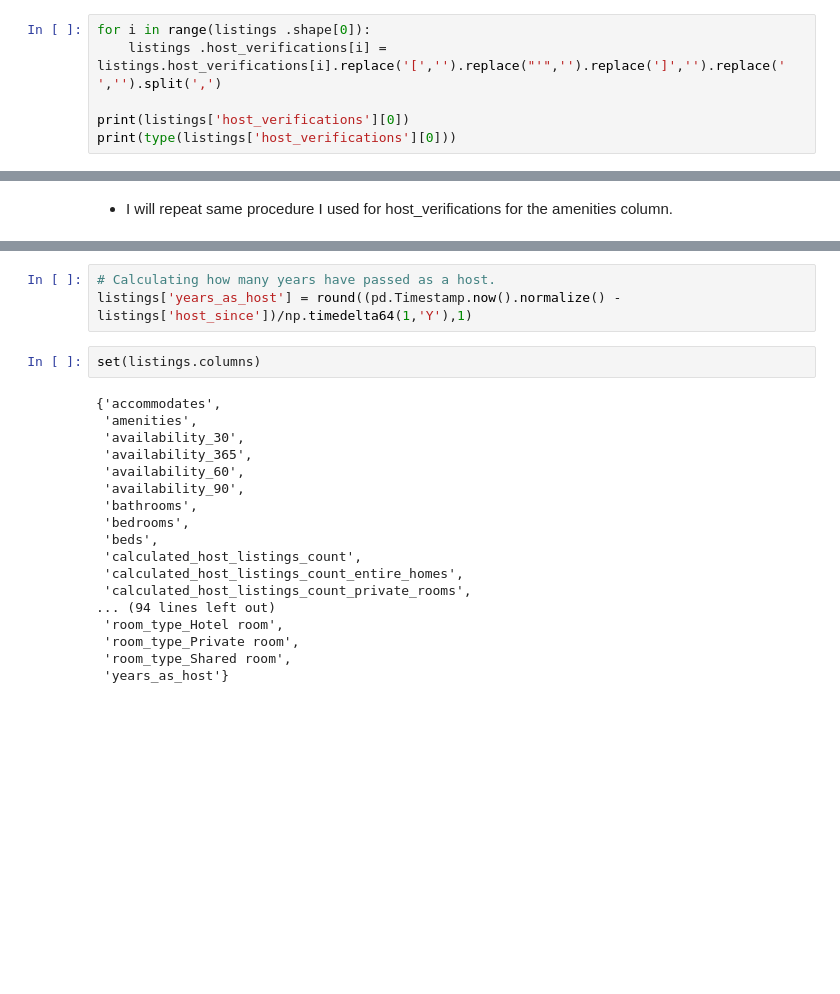
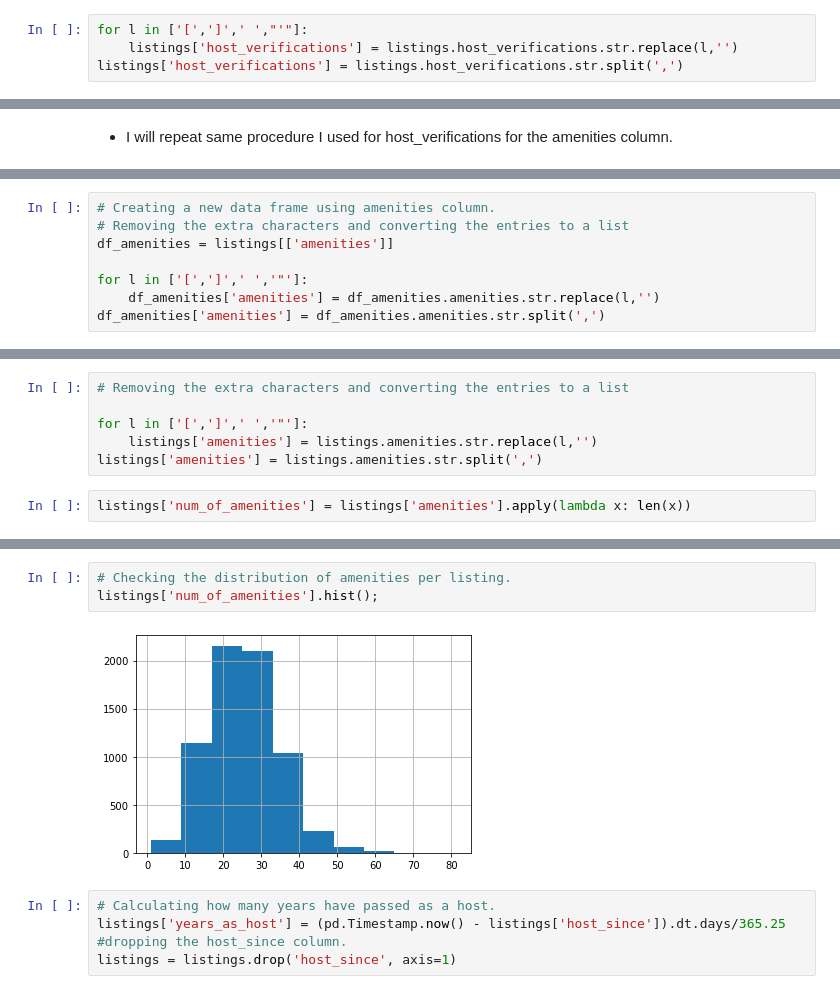
Before and after one commit to yselimd/Airbnb-Price-Prediction, a Jupyter notebook: notebooks/Pre-processing and Training Data Development.ipynb, the cells around one changed output, grey strips where cells are left out. Saved outputs shown, nothing was run; the diff lists cells and outputs as text; blank space fills up the shorter version.

```diff
--- a/notebooks/Pre-processing and Training Data Development.ipynb
+++ b/notebooks/Pre-processing and Training Data Development.ipynb
@@ -82,8 +108,6 @@ print(listings['host_verifications'][0])
 # %% [markdown]
 I need to split each of these verification methods and create a list out of them. I will use comma as splitting criteria, but before that I need to get rid of all non-letter characters except comma.
 # %%
-for i in range(listings .shape[0]):
-    listings .host_verifications[i] = listings.host_verifications[i].replace('[','').replace("'",'').replace(']','').replace(' ','').split(',')
-
-print(listings['host_verifications'][0])
-print(type(listings['host_verifications'][0]))
+for l in ['[',']',' ',"'"]:
+    listings['host_verifications'] = listings.host_verifications.str.replace(l,'')
+listings['host_verifications'] = listings.host_verifications.str.split(',')
@@ -202,0 +235,8 @@ See the caveats in the documentation: https://pandas.pydata.org/pandas-docs/stab
+# %%
+# Creating a new data frame using amenities column.
+# Removing the extra characters and converting the entries to a list
+df_amenities = listings[['amenities']]
+
+for l in ['[',']',' ','"']:
+    df_amenities['amenities'] = df_amenities.amenities.str.replace(l,'')
+df_amenities['amenities'] = df_amenities.amenities.str.split(',')
@@ -244,0 +300,8 @@ set(df_amenities.columns)
+# %%
+# Removing the extra characters and converting the entries to a list
+
+for l in ['[',']',' ','"']:
+    listings['amenities'] = listings.amenities.str.replace(l,'')
+listings['amenities'] = listings.amenities.str.split(',')
+# %%
+listings['num_of_amenities'] = listings['amenities'].apply(lambda x: len(x))
@@ -245,23 +317,10 @@ set(df_amenities.columns)
+# %%
+# Checking the distribution of amenities per listing.
+listings['num_of_amenities'].hist();
+# %% [output]
+[figure, added]
 # %%
 # Calculating how many years have passed as a host.
-listings['years_as_host'] = round((pd.Timestamp.now().normalize() - listings['host_since'])/np.timedelta64(1,'Y'),1)
+listings['years_as_host'] = (pd.Timestamp.now() - listings['host_since']).dt.days/365.25
+#dropping the host_since column.
+listings = listings.drop('host_since', axis=1)
-# %%
-set(listings.columns)
-# %% [output]
-{'accommodates',
- 'amenities',
- 'availability_30',
- 'availability_365',
- 'availability_60',
- 'availability_90',
- 'bathrooms',
- 'bedrooms',
- 'beds',
- 'calculated_host_listings_count',
- 'calculated_host_listings_count_entire_homes',
- 'calculated_host_listings_count_private_rooms',
-... (94 lines left out)
- 'room_type_Hotel room',
- 'room_type_Private room',
- 'room_type_Shared room',
- 'years_as_host'}
```
Also changed, not shown: parts of 32 cells of this notebook, 2 other files.
